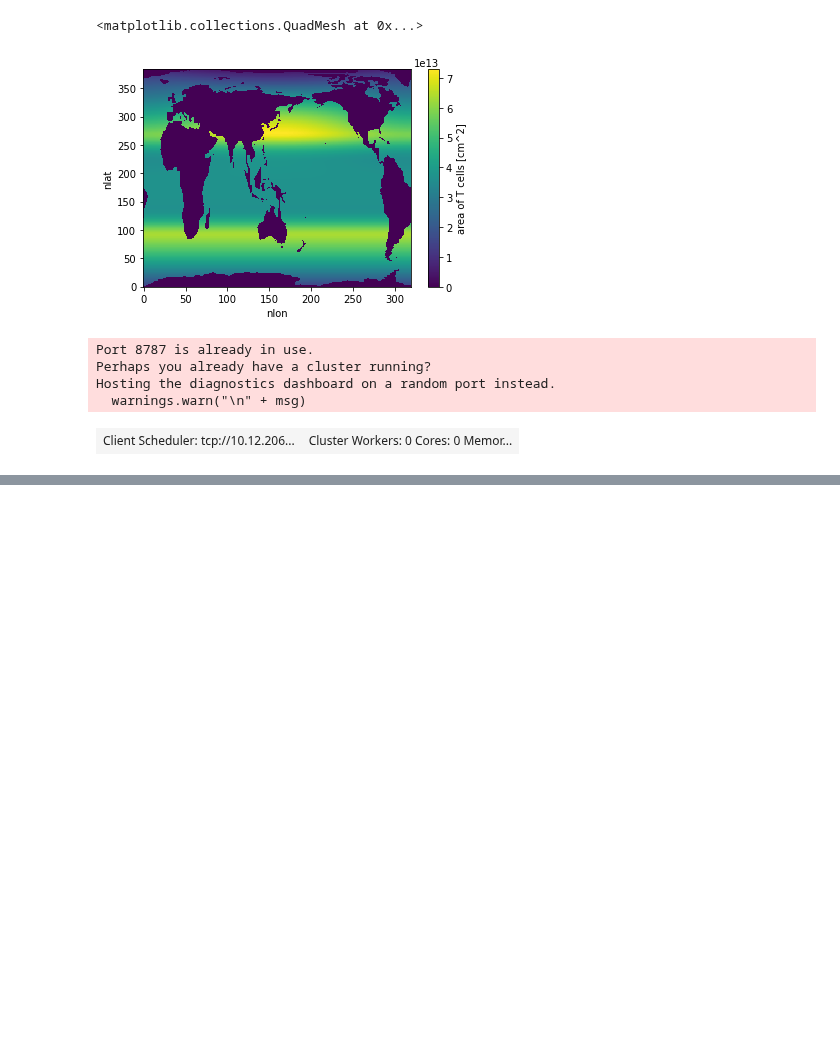
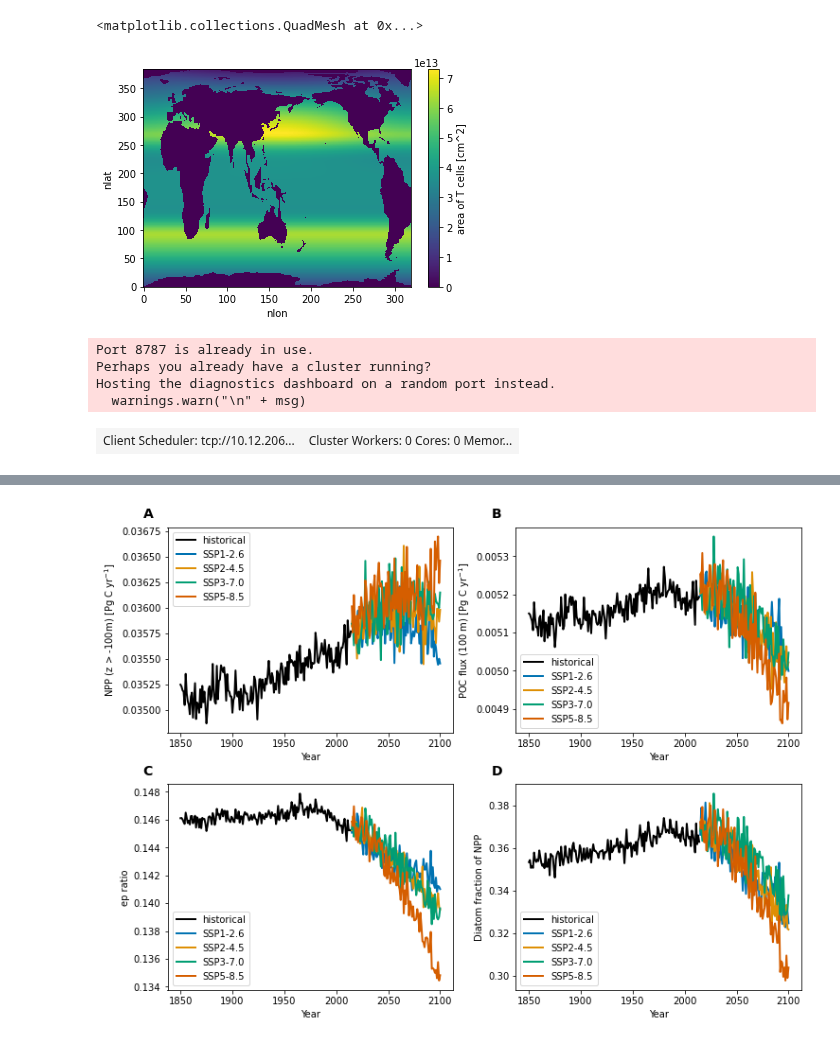
Before and after one commit to marbl-ecosys/cesm2-marbl, a Jupyter notebook: notebooks/transient-biological-pump.ipynb, the cells around one changed output, grey strips where cells are left out. Saved outputs shown, nothing was run; the diff lists cells and outputs as text; code cells hidden in the pictures; blank space fills up the shorter version.

```diff
--- a/notebooks/transient-biological-pump.ipynb
+++ b/notebooks/transient-biological-pump.ipynb
@@ -76,6 +76,8 @@ varlist = [
     'POC_FLUX_100m',
 ]
 # %%
+nmolcm2s_to_molm2yr = 1e-9 * 1e4 * 86400 * 365.
+
 dsets_epoch = {}
 for experiment in experiments:
 
@@ -98,7 +100,17 @@ for experiment in experiments:
             )
         )
 
-    dsets_epoch[experiment] = xr.merge(ds_list)
+    ds = xr.merge(ds_list)
+    for v in varlist:
+        assert ds[v].attrs['units'] == 'mmol/m^3 cm/s'
+        assert ds[v].dims == ('nlat', 'nlon')
+
+        ds[v] = ds[v] * nmolcm2s_to_molm2yr
+        ds[v].attrs['units'] = 'mol m$^{-2}$ yr$^{-1}$'
+
+    ds['NPP_diat_frac'] = ds.photoC_diat_zint_100m / ds.photoC_TOT_zint_100m
+    ds['ep_ratio'] = ds.POC_FLUX_100m / ds.photoC_TOT_zint_100m
+    dsets_epoch[experiment] = ds
 
 dsets_epoch
 # %% [output]
@@ -169,23 +179,31 @@ def global_ann_mean(ds, normalize=True):
         if normalize:
             dso = dso[compute_vars] / masked_area.sum(['nlat', 'nlon'])
         else:
-            for v in C_flux_vars:
-                if v in cflux_vars:
+            for v in compute_vars:
+                if v in C_flux_vars:
                     dso[v] = dso[v] * nmols_to_PgCyr
                     dso[v].attrs['units'] = 'Pg C yr$^{-1}$'
 
         return (dso * weights).groupby('time.year').sum(dim='time')
 # %%
+pth = '/glade/p/cgd/oce/projects/cesm2-marbl/xpersist_cache/3d_fields'
+
 dsets_ts = {}
 for experiment in experiments:
 
     ds_list = []
     for variable in varlist:
+
+        if os.path.exists(f'{pth}/transient-{experiment}-{variable}.nc'):
+            os.remove(
+                f'{pth}/transient-{experiment}-{variable}.nc'
+            )
+
         xp_func = xp.persist_ds(cu.read_CESM_var,
                                 name=f'transient-{experiment}-{variable}',
                                 trust_cache=True,)
 
-        normalize = variable in C_flux_vars
+        normalize = variable not in C_flux_vars
 
         ds_list.append(
             xp_func(
@@ -197,7 +215,10 @@ for experiment in experiments:
             )
         )
 
-    dsets_ts[experiment] = xr.merge(ds_list)
+    ds = xr.merge(ds_list)
+    ds['NPP_diat_frac'] = ds.photoC_diat_zint_100m / ds.photoC_TOT_zint_100m
+    ds['ep_ratio'] = ds.POC_FLUX_100m / ds.photoC_TOT_zint_100m
+    dsets_ts[experiment] = ds
 
 dsets_ts
 # %% [output]
@@ -239,7 +250,9 @@ variable_labels = dict(
     photoC_TOT_zint='NPP [Pg C yr$^{-1}$]',
     POC_FLUX_100m='POC flux (100 m) [Pg C yr$^{-1}$]',
     ATM_CO2='Atmospheric CO$_2$ [ppm]',
-    SST='Temperature [°C]'
+    SST='Temperature [°C]',
+    ep_ratio='ep ratio',
+    NPP_diat_frac='Diatom fraction of NPP',
 )
 # %%
 nrow = 2
@@ -250,31 +263,33 @@ fig = plt.figure(figsize=(12, 9))
 gs = gridspec.GridSpec(
     nrows=2, ncols=2,
     hspace=0.25,
     wspace=0.22,
 )
 axs = np.empty((2, 2)).astype(object)
 for i, j in product(range(2), range(2)):
     axs[i, j] = plt.subplot(gs[i, j])
 
 
 X = [['year', 'year'], ['year', 'year'],]
-Y = [['photoC_TOT_zint_100m', 'POC_FLUX_100m'], ['photoC_TOT_zint_100m', 'POC_FLUX_100m'],]
+Y = [['photoC_TOT_zint_100m', 'POC_FLUX_100m'], ['ep_ratio', 'NPP_diat_frac'],]
 
 for i, j in product(range(2), range(2)):
     ax = axs[i, j]
     x = X[i][j]
     y = Y[i][j]
     for exp in experiments:
         if exp == 'piControl':
             continue
         ds = dsets_ts[exp]
         #for member_id in ds.member_id.values:
         #    ax.plot(ds.time, ds[v].sel(member_id=member_id), '-', alpha=0.25, linewidth=1, color=exp_colors[exp])
         ax.plot(ds[x], ds[y].mean('member_id'), '-', linewidth=2, color=exp_colors[exp], label=exp)
 
     ax.set_ylabel(variable_labels[y])
     ax.legend()
     ax.set_xlabel(variable_labels[x])
 utils.label_plots(fig, [ax for ax in axs.ravel()], xoff=-0.03, yoff=0.015)
 
 #utils.savefig(f'global-timeseries-bio-pump.pdf')
+# %% [output]
+[figure, added]
```
Also changed, not shown: parts of 18 cells of this notebook, 3 other files.
